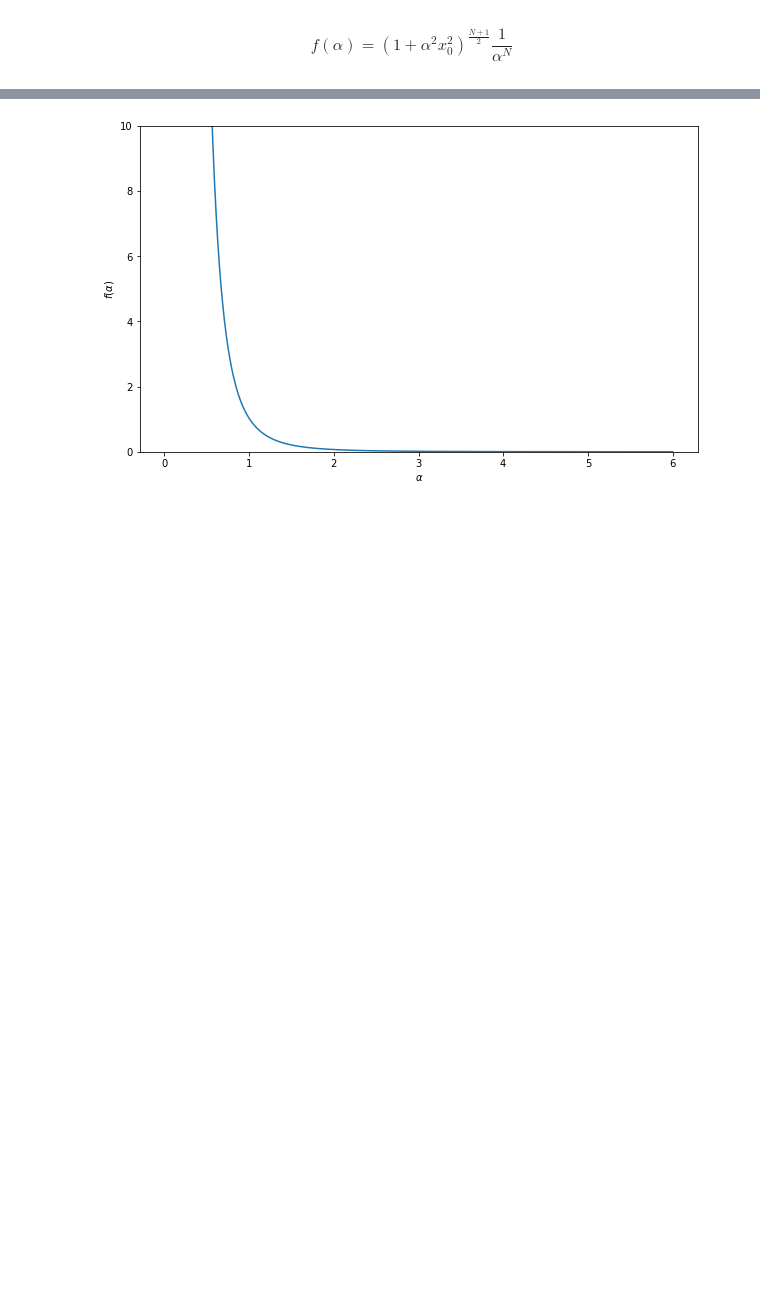
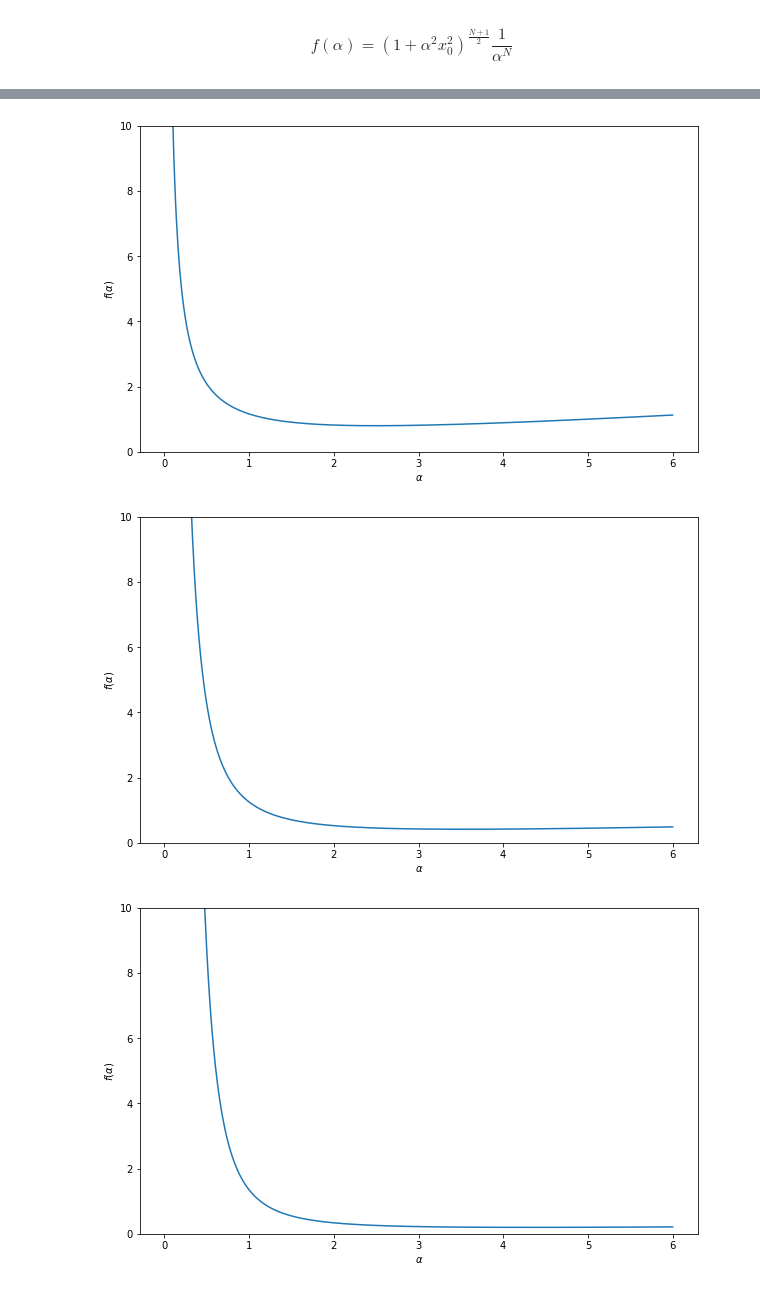
Before and after one commit to yubocai-poly/Reachability-Problem-of-ODE, a Jupyter notebook: Reachability/evaluation/Quadra_exmaple/numerical_optimi.ipynb, the cells around one changed output, grey strips where cells are left out. Saved outputs shown, nothing was run; the diff lists cells and outputs as text; code cells hidden in the pictures; blank space fills up the shorter version.

```diff
--- a/Reachability/evaluation/Quadra_exmaple/numerical_optimi.ipynb
+++ b/Reachability/evaluation/Quadra_exmaple/numerical_optimi.ipynb
@@ -11,3 +20,15 @@ from math import *
 def f(x, x0=0.1, N=4):
     exp_num = (N + 1) / 2
     return (1 + x ** 2 * x0 ** 2) ** exp_num / x ** N
+# %%
+x = x = np.linspace(0.01, 6, 600)
+for i in range(1, 10):
+  i = i/10
+  print(i)
+  y = f(x, x0=i)
+  plt.figure(figsize=(10, 6))
+  plt.plot(x, y)
+  plt.ylim([0, 10])
+  plt.xlabel(r'$\alpha$')
+  plt.ylabel(r'$f(\alpha)$')
+  plt.show()
@@ -14,12 +49,14 @@ def f(x, x0=0.1, N=4):
 # %%
-# plot the function
-x = np.linspace(0.01, 6, 600)
-y = f(x)
-plt.figure(figsize=(10, 6))
-plt.plot(x, y)
-plt.ylim([0, 10])
-plt.xlabel(r'$\alpha$')
-plt.ylabel(r'$f(\alpha)$')
-plt.show()
+x = x = np.linspace(0.01, 6, 600)
+for i in range(1, 10):
+  y = f(x, x0=0.4, N=i)
+  plt.figure(figsize=(10, 6))
+  plt.plot(x, y)
+  plt.ylim([0, 10])
+  plt.xlabel(r'$\alpha$')
+  plt.ylabel(r'$f(\alpha)$')
+  plt.show()
 # %% [output]
-[figure, old version]
+[figure, new version]
+[figure, added]
+[figure, added]
```
Also changed, not shown: parts of 5 cells of this notebook, 6 other files.
